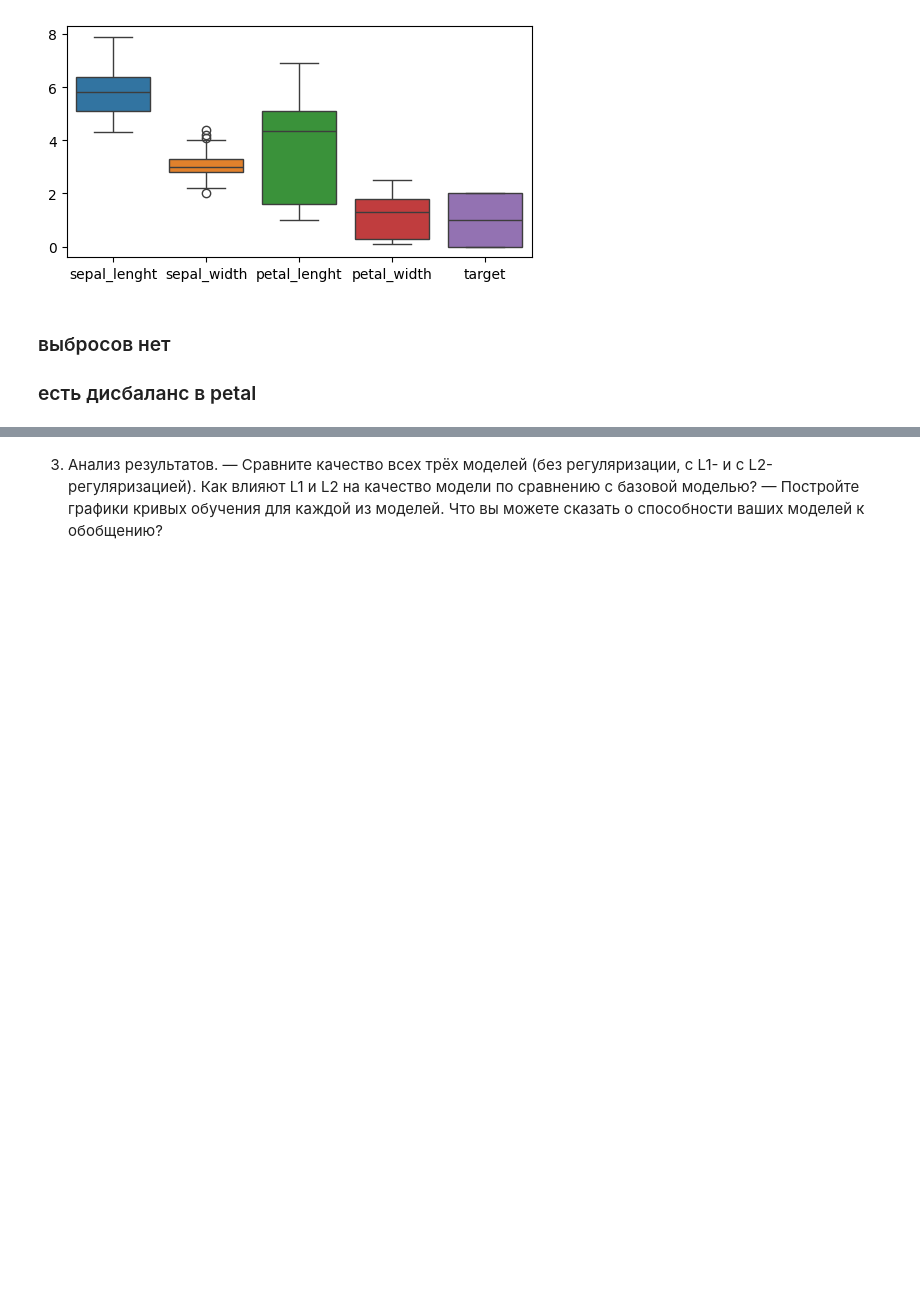
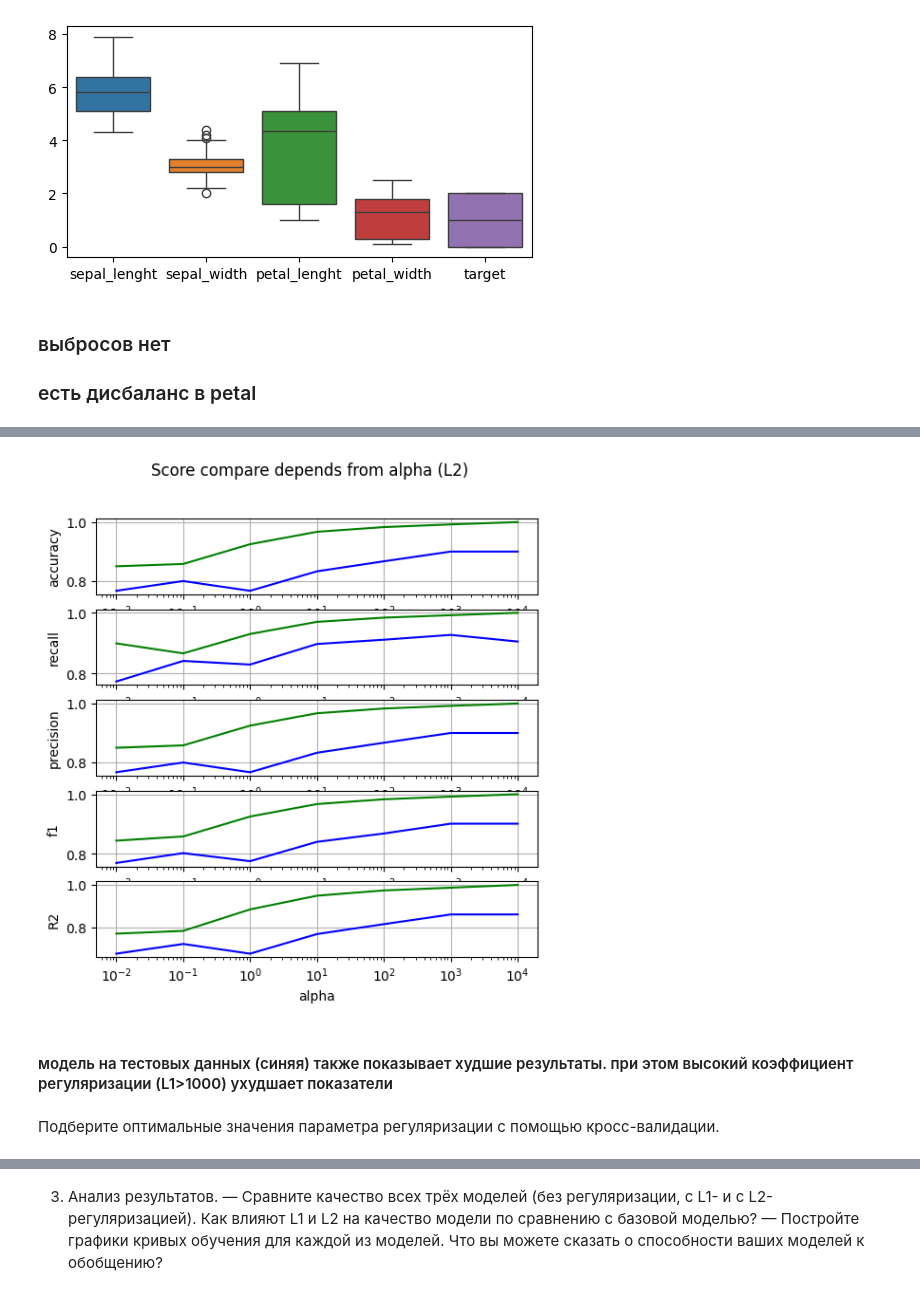
Before and after one commit to Rusttm/DSprojects, a Jupyter notebook: EDA/lesson6/seminar6_DZ.ipynb, the cells around one changed output, grey strips where cells are left out. Drawn from its saved outputs; the diff is of its cells as text; code cells hidden in the pictures; blank space fills up the shorter version.

```diff
--- a/EDA/lesson6/seminar6_DZ.ipynb
+++ b/EDA/lesson6/seminar6_DZ.ipynb
@@ -80,0 +146,5 @@ X_train, X_test, y_train, y_test = train_test_split(X_scaled, Y, train_size=0.8,
+# %%
+# создадим две таблицы для внесения показателей для проверки моделей на тесте и трейне
+df_score_test = pd.DataFrame(columns=['accuracy', 'recall', 'precision', 'f1', 'R2', 'alpha'])
+df_score_train = df_score_test.copy()
+df_score_test.head()
@@ -80,0 +228,26 @@ X_train, X_test, y_train, y_test = train_test_split(X_scaled, Y, train_size=0.8,
+# %%
+# Параметры регуляризации (L2) для тестирования
+cs_list = [0.01, 0.1, 1.0, 10.0, 100.0, 1000.0, 10000.0]
+rows_test = []
+rows_train = []
+
+for c in cs_list:
+
+    log_reg_l1 = LogisticRegression(penalty="l2", solver="liblinear", C=c)
+    log_reg_l1.fit(X_train, y_train)
+    Y_pred_train = log_reg_l1.predict(X_train)
+    Y_pred_test = log_reg_l1.predict(X_test)
+
+    temp_dict_test = {}
+    temp_dict_test.update(lg_scores(y_test, Y_pred_test))
+    temp_dict_test.update({'alpha': c})
+    rows_test.append(temp_dict_test)
+
+    temp_dict_train = {}
+    temp_dict_train.update(lg_scores(y_train, Y_pred_train))
+    temp_dict_train.update({'alpha': c})
+    rows_train.append(temp_dict_train)
+    print(f"На тренировочных данных (L2) C={c}:{lg_scores(y_train, Y_pred_train)}")
+    print(f"На тестовых данных (L2) C={c}:{lg_scores(y_test, Y_pred_test)}")
+df_score_test = df_score_test.from_dict(rows_test)
+df_score_train = df_score_train.from_dict(rows_train)
@@ -80,0 +269,20 @@ X_train, X_test, y_train, y_test = train_test_split(X_scaled, Y, train_size=0.8,
+# %%
+# нарисуем показатели в зависимости от коэффициента регуляризациим для (L2)
+import matplotlib.pyplot as plt
+columns_list = ['accuracy', 'recall', 'precision', 'f1', 'R2']
+fig, ax = plt.subplots(nrows=len(columns_list), ncols=1, figsize=(6, 6))
+fig.suptitle('Score compare depends from alpha (L2)')
+for i, col in enumerate(columns_list):
+    ax[i].plot(df_score_test['alpha'], df_score_test[col], 'b-')
+    ax[i].plot(df_score_train['alpha'], df_score_train[col], 'g-')
+    ax[i].set_xlabel('alpha')
+    ax[i].set_ylabel(col)
+    ax[i].grid()
+    ax[i].set_xscale('log')
+plt.show()
+# %% [output]
+[figure, added]
+# %% [markdown]
+#### модель на тестовых данных (синяя) также показывает худшие результаты. при этом высокий коэффициент регуляризации (L1>1000) ухудшает показатели
+# %% [markdown]
+Подберите оптимальные значения параметра регуляризации с помощью кросс-валидации.
```
Also changed, not shown: parts of 24 cells of this notebook.
